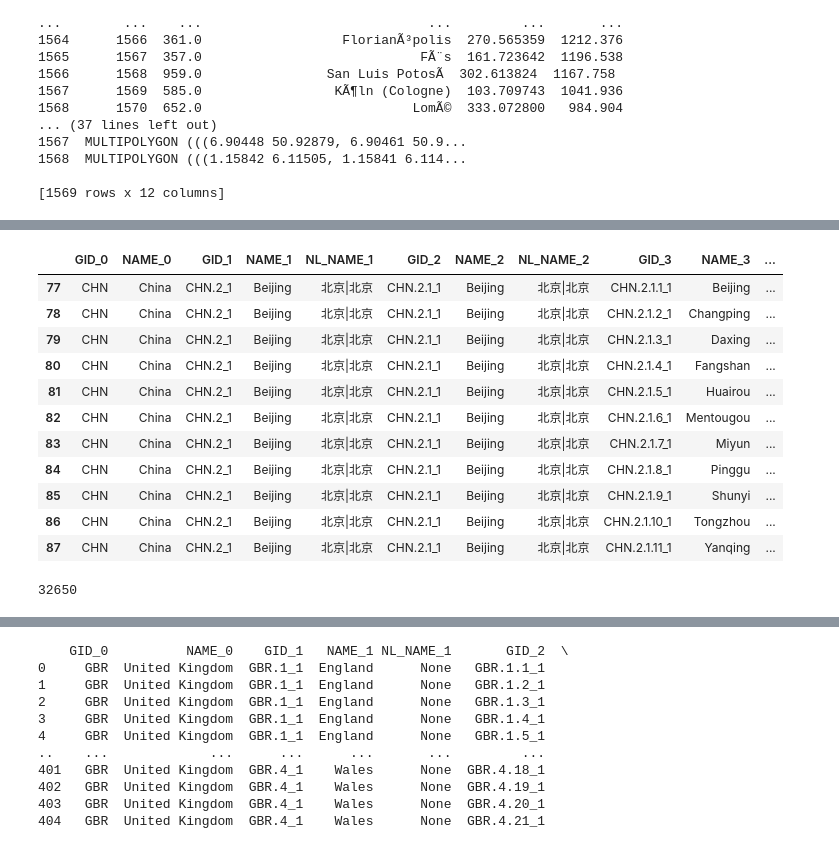
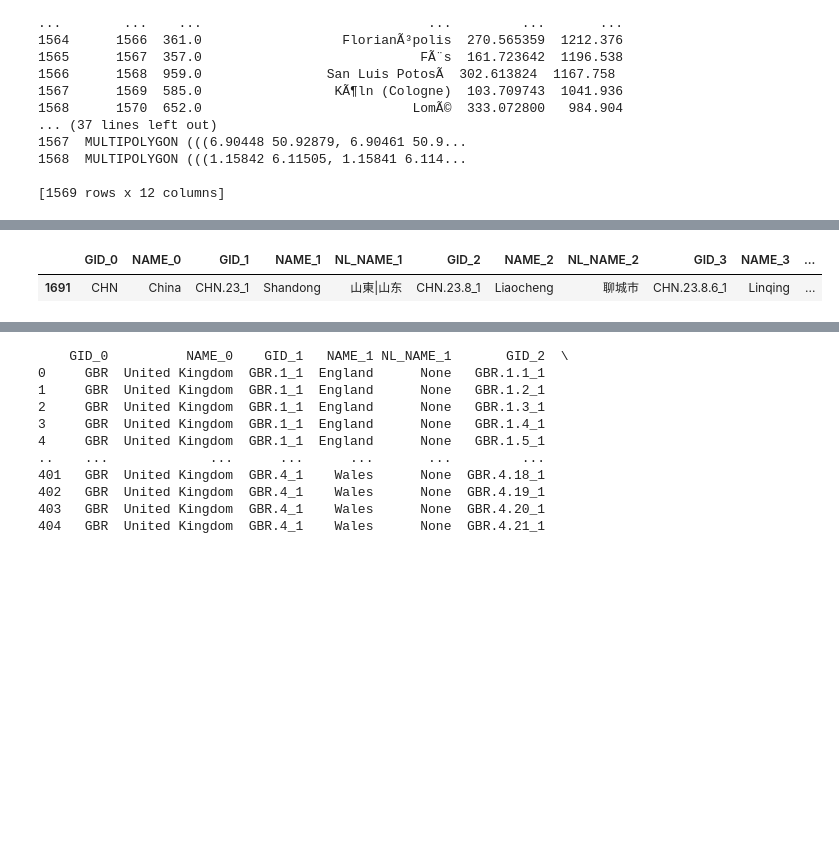
Before and after one commit to SarahBerk-github/MODIS_Gaussian, a Jupyter notebook: City_Areas_2020_12.ipynb, the cells around one changed output, grey strips where cells are left out. Cells and saved outputs as stored; diff of their text form; code cells hidden in the pictures; blank space fills up the shorter version.

```diff
--- a/City_Areas_2020_12.ipynb
+++ b/City_Areas_2020_12.ipynb
@@ -58,16 +39,6 @@ print(ch_sf)
 # %%
-ch_sf[ch_sf["NAME_2"] == 'Beijing']
+ch_sf[ch_sf["NAME_3"] == 'Linqing']
 # %% [output]
 |  | GID_0 | NAME_0 | GID_1 | NAME_1 | NL_NAME_1 | GID_2 | NAME_2 | NL_NAME_2 | GID_3 | NAME_3 | ... |
-| 77 | CHN | China | CHN.2_1 | Beijing | 北京|北京 | CHN.2.1_1 | Beijing | 北京|北京 | CHN.2.1.1_1 | Beijing | ... |
-| 78 | CHN | China | CHN.2_1 | Beijing | 北京|北京 | CHN.2.1_1 | Beijing | 北京|北京 | CHN.2.1.2_1 | Changping | ... |
-| 79 | CHN | China | CHN.2_1 | Beijing | 北京|北京 | CHN.2.1_1 | Beijing | 北京|北京 | CHN.2.1.3_1 | Daxing | ... |
-| 80 | CHN | China | CHN.2_1 | Beijing | 北京|北京 | CHN.2.1_1 | Beijing | 北京|北京 | CHN.2.1.4_1 | Fangshan | ... |
-| 81 | CHN | China | CHN.2_1 | Beijing | 北京|北京 | CHN.2.1_1 | Beijing | 北京|北京 | CHN.2.1.5_1 | Huairou | ... |
-| 82 | CHN | China | CHN.2_1 | Beijing | 北京|北京 | CHN.2.1_1 | Beijing | 北京|北京 | CHN.2.1.6_1 | Mentougou | ... |
-| 83 | CHN | China | CHN.2_1 | Beijing | 北京|北京 | CHN.2.1_1 | Beijing | 北京|北京 | CHN.2.1.7_1 | Miyun | ... |
-| 84 | CHN | China | CHN.2_1 | Beijing | 北京|北京 | CHN.2.1_1 | Beijing | 北京|北京 | CHN.2.1.8_1 | Pinggu | ... |
-| 85 | CHN | China | CHN.2_1 | Beijing | 北京|北京 | CHN.2.1_1 | Beijing | 北京|北京 | CHN.2.1.9_1 | Shunyi | ... |
-| 86 | CHN | China | CHN.2_1 | Beijing | 北京|北京 | CHN.2.1_1 | Beijing | 北京|北京 | CHN.2.1.10_1 | Tongzhou | ... |
-| 87 | CHN | China | CHN.2_1 | Beijing | 北京|北京 | CHN.2.1_1 | Beijing | 北京|北京 | CHN.2.1.11_1 | Yanqing | ... |
+| 1691 | CHN | China | CHN.23_1 | Shandong | 山東|山东 | CHN.23.8_1 | Liaocheng | 聊城市 | CHN.23.8.6_1 | Linqing | ... |
 # %%
@@ -89,4 +69,0 @@ local_epsg = local_utm.to_epsg()
-# %%
-local_epsg
-# %% [output]
-32650
```
Also changed, not shown: parts of 12 cells of this notebook, 2 other files.
